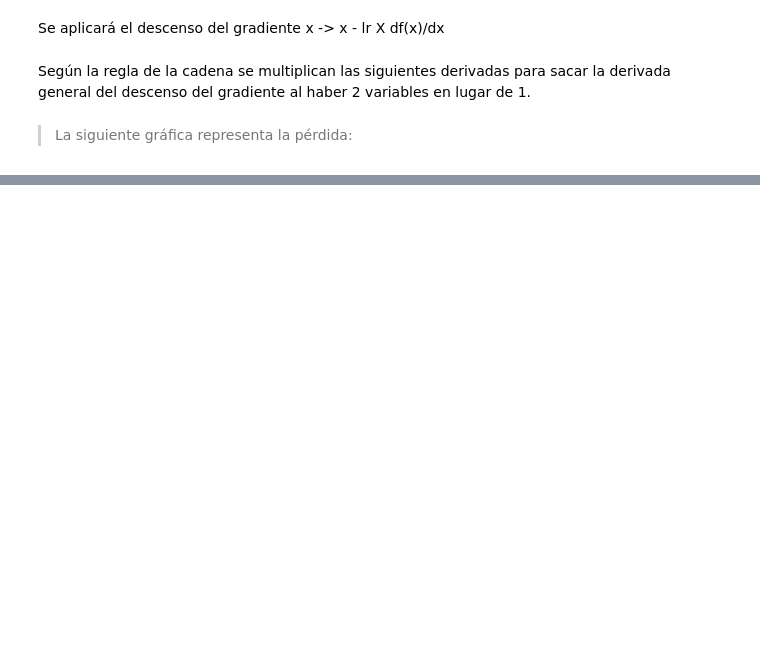
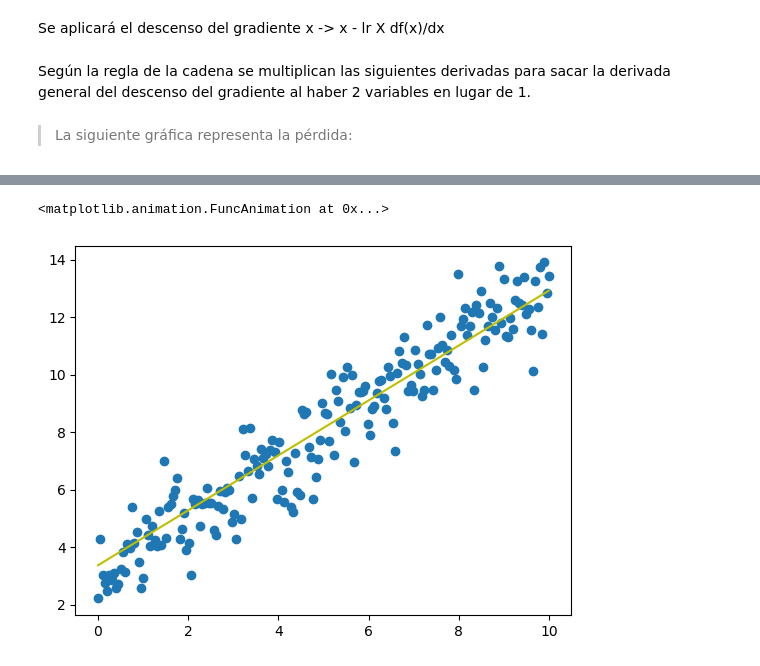
Before and after one commit to DaniMartinezX/carpeta_IA, a Jupyter notebook: Programacion de IA/tirmestre_2/reglin.ipynb, the cells around one changed output, grey strips where cells are left out. Drawn from its saved outputs; the diff is of its cells as text; code cells hidden in the pictures; blank space fills up the shorter version.

```diff
--- a/Programacion de IA/tirmestre_2/reglin.ipynb
+++ b/Programacion de IA/tirmestre_2/reglin.ipynb
@@ -148,0 +202,33 @@ a: 1.0375867951320157 b: 2.9471398073633788 loss: 0.5582850512099793
+# %%
+from matplotlib import animation
+from matplotlib import rc
+rc('animation', html='html5')
+
+
+def drawframe(n):
+    global line
+    if(n < len(la)):
+      a1 = la[n]
+      b1 = lb[n]
+      x1 = [0, 10]
+      y1 = [b1, 10*a1 + b1]
+      line.set_data(x1, y1)
+    #ax.set_title(f'epoch = {n/len(x):4d}'.format(n))
+    return (line,)  #OJO!!! hay que retornar una tupla!!!!
+
+global line
+def dibuja_evolucion():
+  global line
+  fig = plt.figure()
+  ax = plt.axes()
+  line,  = ax.plot([0, 10], [b, 10*a + b], color="y")
+  ax.scatter(lx, ly)
+  # blit=True re-draws only the parts that have changed.
+  anim = animation.FuncAnimation(fig, drawframe, frames=len(la)-1, interval=5, blit=False, repeat=False)
+  return anim
+# %%
+anim = dibuja_evolucion()
+anim
+# %% [output]
+<matplotlib.animation.FuncAnimation at 0x...>
+[figure, added]
```
Also changed, not shown: parts of 10 cells of this notebook, 1 other file.
